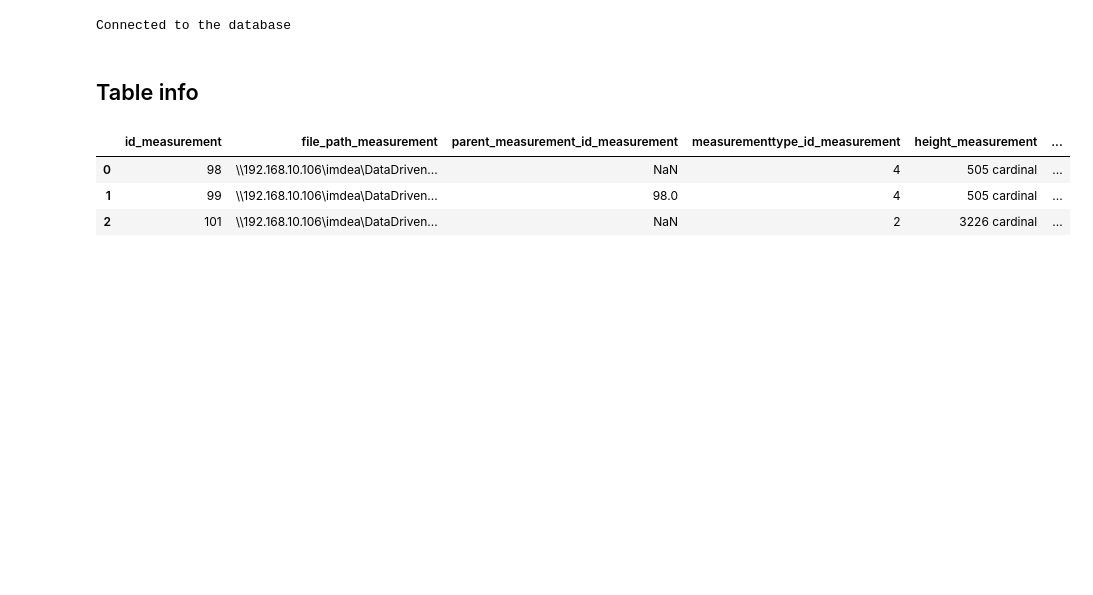
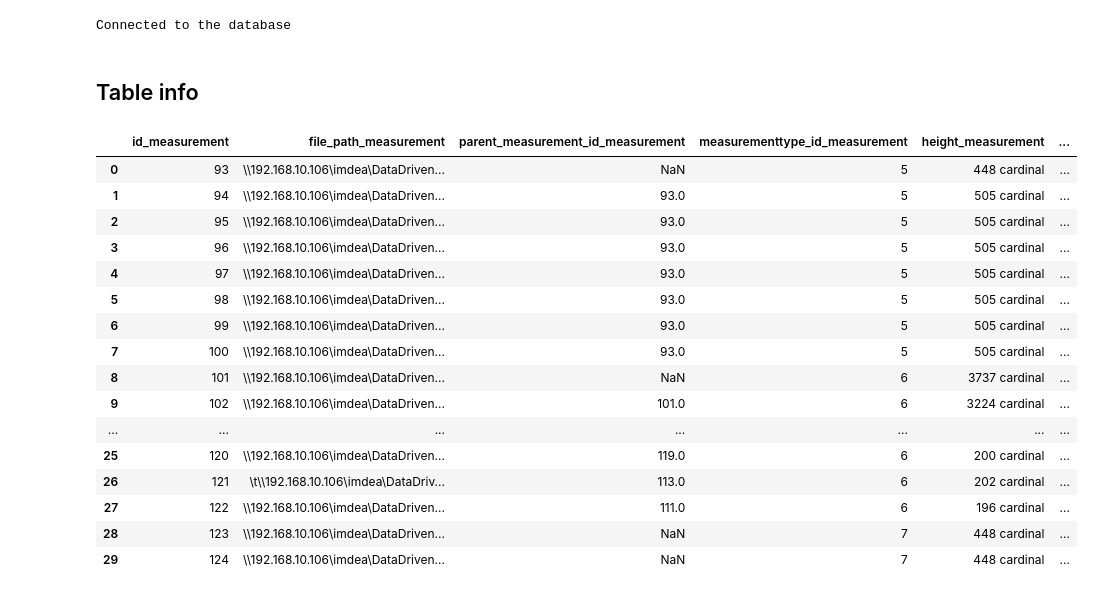
Before and after one commit to topeberti/utxct-db-tools, a Jupyter notebook: retrieve/data_metadata.ipynb, the cells around one changed output. Cells and saved outputs as stored; diff of their text form; code cells hidden in the pictures; blank space fills up the shorter version.

```diff
--- a/retrieve/data_metadata.ipynb
+++ b/retrieve/data_metadata.ipynb
@@ -32,9 +32,22 @@ table_name = 'measurements'
 # %%
 data = qrs.get_data_metadata(table_name)
 
-data.head()
+data
 # %% [output]
 |  | id_measurement | file_path_measurement | parent_measurement_id_measurement | measurementtype_id_measurement | height_measurement | ... |
-| 0 | 98 | \\192.168.10.106\imdea\DataDriven... | NaN | 4 | 505 cardinal | ... |
-| 1 | 99 | \\192.168.10.106\imdea\DataDriven... | 98.0 | 4 | 505 cardinal | ... |
-| 2 | 101 | \\192.168.10.106\imdea\DataDriven... | NaN | 2 | 3226 cardinal | ... |
+| 0 | 93 | \\192.168.10.106\imdea\DataDriven... | NaN | 5 | 448 cardinal | ... |
+| 1 | 94 | \\192.168.10.106\imdea\DataDriven... | 93.0 | 5 | 505 cardinal | ... |
+| 2 | 95 | \\192.168.10.106\imdea\DataDriven... | 93.0 | 5 | 505 cardinal | ... |
+| 3 | 96 | \\192.168.10.106\imdea\DataDriven... | 93.0 | 5 | 505 cardinal | ... |
+| 4 | 97 | \\192.168.10.106\imdea\DataDriven... | 93.0 | 5 | 505 cardinal | ... |
+| 5 | 98 | \\192.168.10.106\imdea\DataDriven... | 93.0 | 5 | 505 cardinal | ... |
+| 6 | 99 | \\192.168.10.106\imdea\DataDriven... | 93.0 | 5 | 505 cardinal | ... |
+| 7 | 100 | \\192.168.10.106\imdea\DataDriven... | 93.0 | 5 | 505 cardinal | ... |
+| 8 | 101 | \\192.168.10.106\imdea\DataDriven... | NaN | 6 | 3737 cardinal | ... |
+| 9 | 102 | \\192.168.10.106\imdea\DataDriven... | 101.0 | 6 | 3224 cardinal | ... |
+| ... | ... | ... | ... | ... | ... | ... |
+| 25 | 120 | \\192.168.10.106\imdea\DataDriven... | 119.0 | 6 | 200 cardinal | ... |
+| 26 | 121 | \t\\192.168.10.106\imdea\DataDriv... | 113.0 | 6 | 202 cardinal | ... |
+| 27 | 122 | \\192.168.10.106\imdea\DataDriven... | 111.0 | 6 | 196 cardinal | ... |
+| 28 | 123 | \\192.168.10.106\imdea\DataDriven... | NaN | 7 | 448 cardinal | ... |
+| 29 | 124 | \\192.168.10.106\imdea\DataDriven... | NaN | 7 | 448 cardinal | ... |
```
Also changed, not shown: 17 other files.
